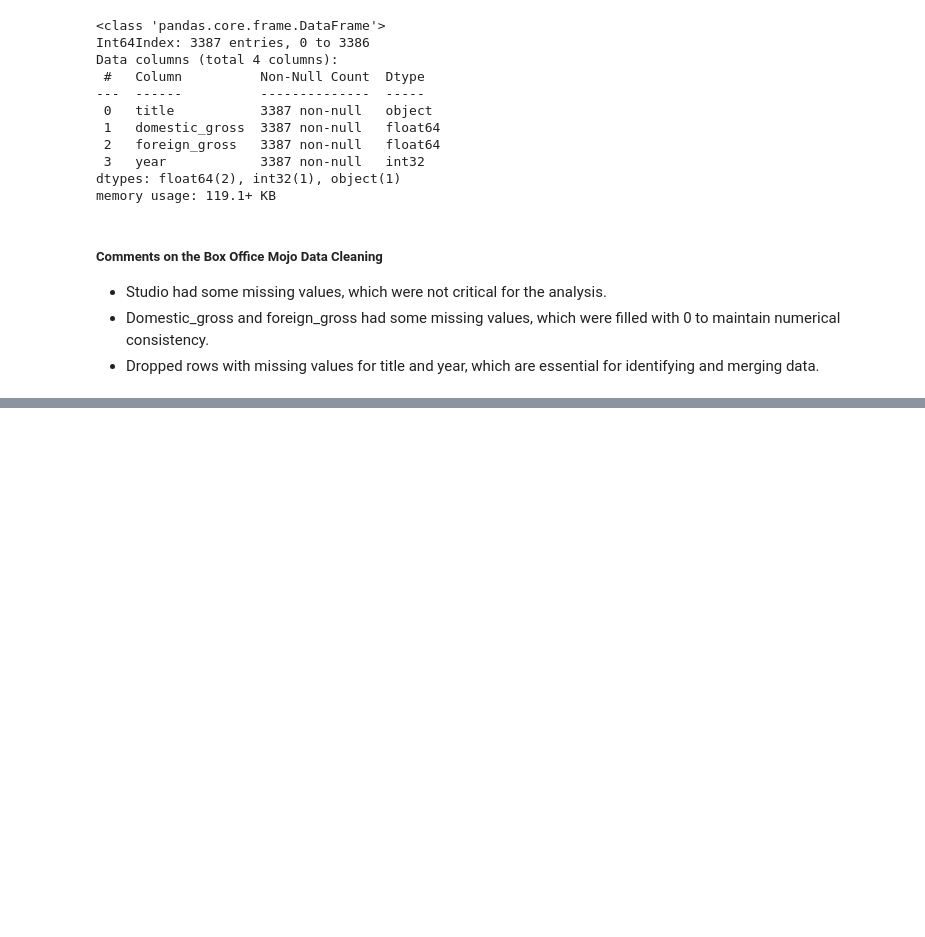
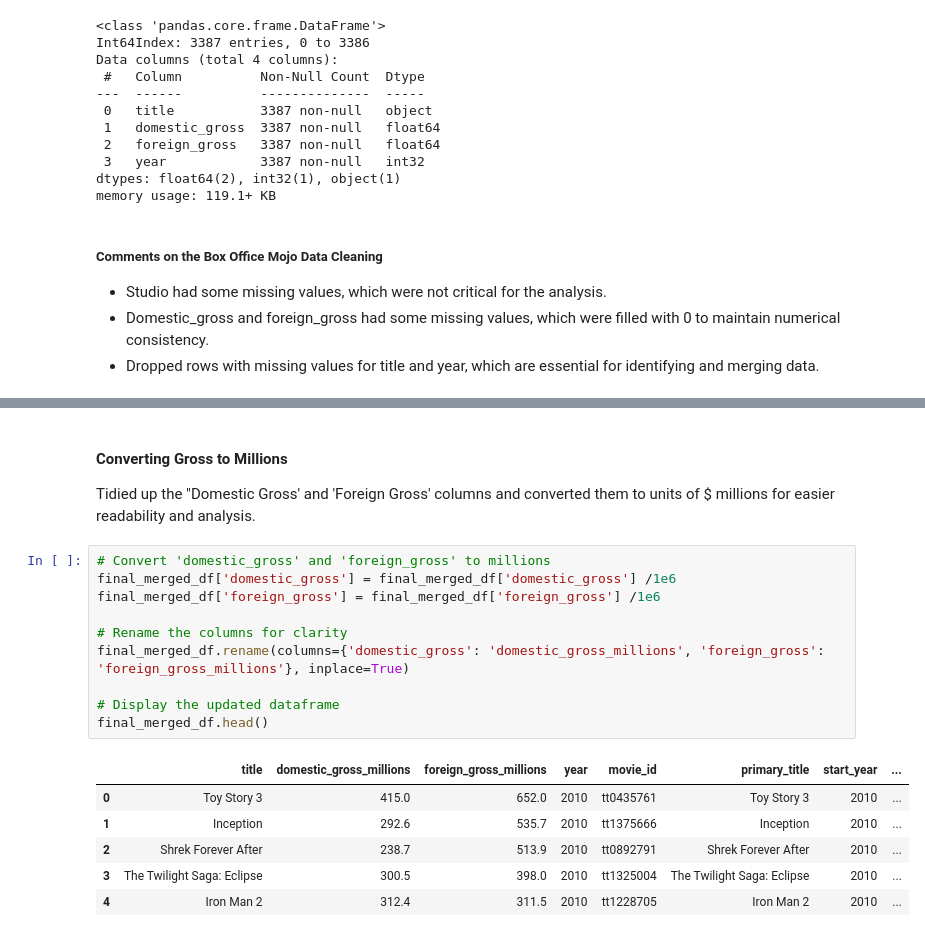
Before and after one commit to engige/movie_studio_analysis, a Jupyter notebook: movie_studio_analysis.ipynb, the cells around one changed output, grey strips where cells are left out. Drawn from its saved outputs; the diff is of its cells as text; blank space fills up the shorter version.

```diff
--- a/movie_studio_analysis.ipynb
+++ b/movie_studio_analysis.ipynb
@@ -316,0 +335,21 @@ memory usage: 119.1+ KB
+# %% [markdown]
+#### Converting Gross to Millions
+
+Tidied up the "Domestic Gross' and 'Foreign Gross' columns and converted them to units of $ millions for easier readability and analysis.
+# %%
+# Convert 'domestic_gross' and 'foreign_gross' to millions
+final_merged_df['domestic_gross'] = final_merged_df['domestic_gross'] /1e6
+final_merged_df['foreign_gross'] = final_merged_df['foreign_gross'] /1e6
+
+# Rename the columns for clarity
+final_merged_df.rename(columns={'domestic_gross': 'domestic_gross_millions', 'foreign_gross': 'foreign_gross_millions'}, inplace=True)
+
+# Display the updated dataframe
+final_merged_df.head()
+# %% [output]
+|  | title | domestic_gross_millions | foreign_gross_millions | year | movie_id | primary_title | start_year | ... |
+| 0 | Toy Story 3 | 415.0 | 652.0 | 2010 | tt0435761 | Toy Story 3 | 2010 | ... |
+| 1 | Inception | 292.6 | 535.7 | 2010 | tt1375666 | Inception | 2010 | ... |
+| 2 | Shrek Forever After | 238.7 | 513.9 | 2010 | tt0892791 | Shrek Forever After | 2010 | ... |
+| 3 | The Twilight Saga: Eclipse | 300.5 | 398.0 | 2010 | tt1325004 | The Twilight Saga: Eclipse | 2010 | ... |
+| 4 | Iron Man 2 | 312.4 | 311.5 | 2010 | tt1228705 | Iron Man 2 | 2010 | ... |
```
Also changed, not shown: parts of 2 cells of this notebook.
